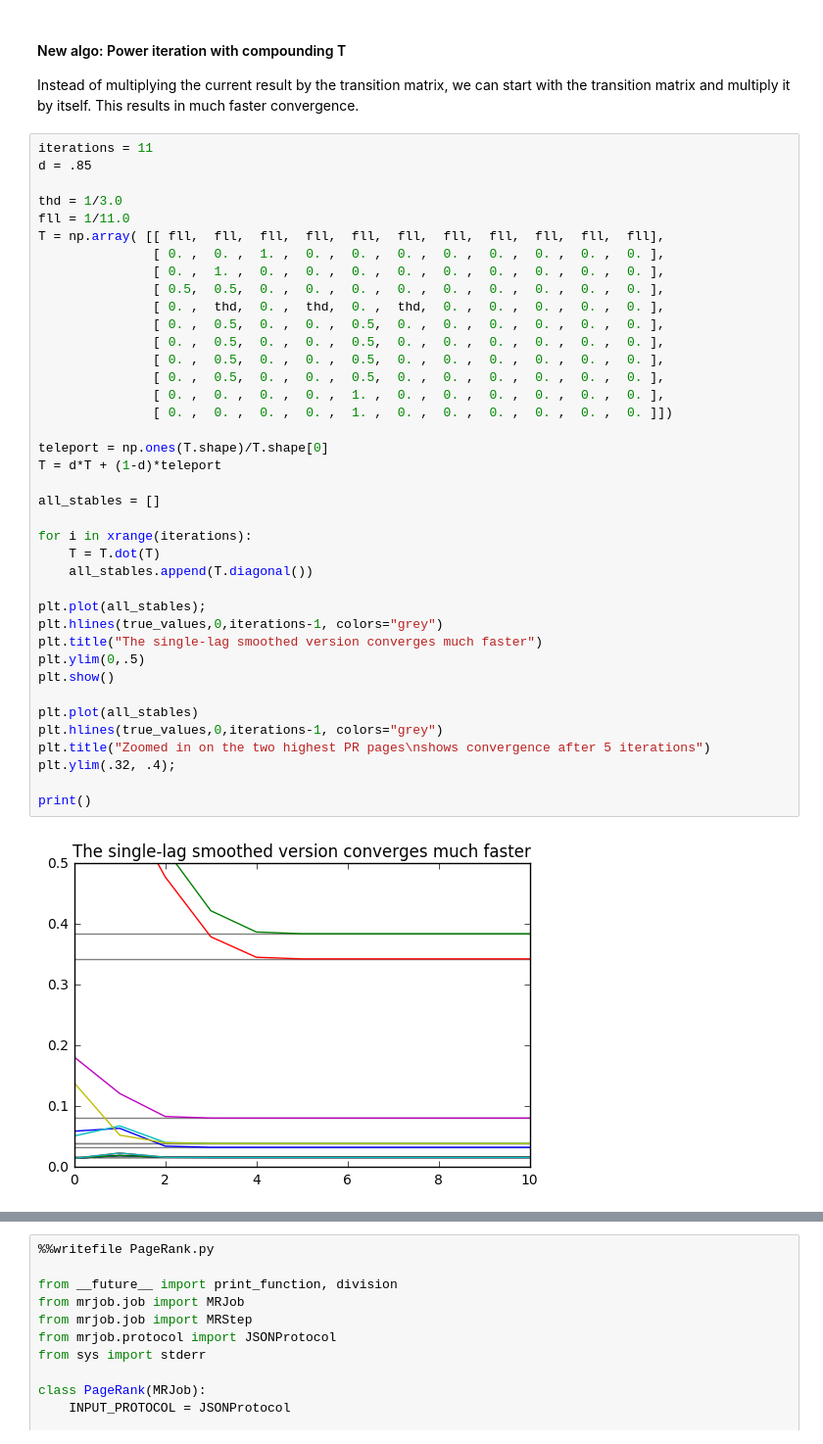
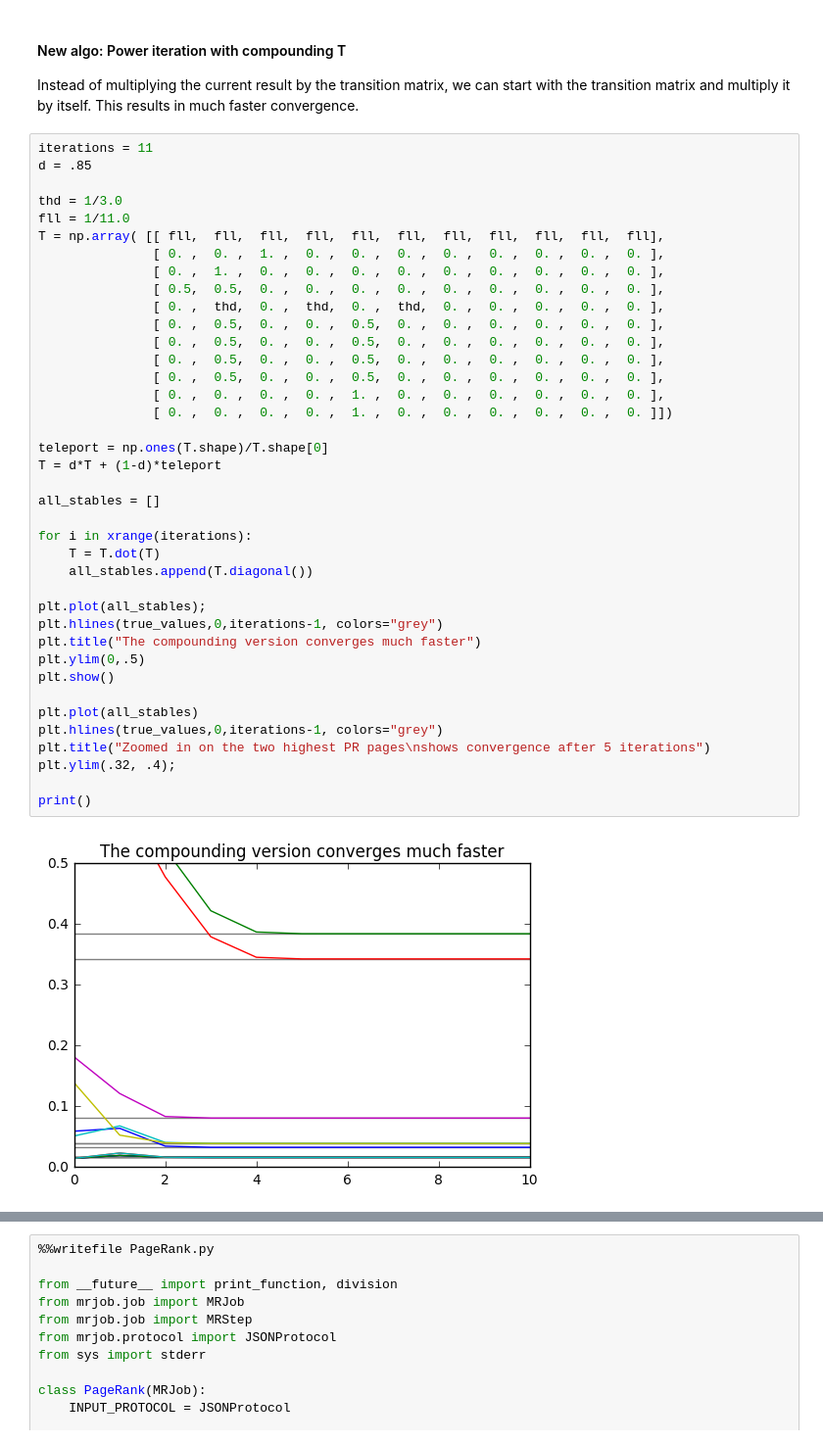
Before and after one commit to DongL/w261, a Jupyter notebook: week9/MIDS-W261-HW-09-Sanchez.ipynb, the cells around one changed output, grey strips where cells are left out. Shown: that part at 98% size. Saved outputs shown, nothing was run; the diff lists cells and outputs as text.

Commit message:
Add graphs

```diff
--- a/week9/MIDS-W261-HW-09-Sanchez.ipynb
+++ b/week9/MIDS-W261-HW-09-Sanchez.ipynb
@@ -241,33 +283,33 @@ T = np.array( [[ fll,  fll,  fll,  fll,  fll,  fll,  fll,  fll,  fll,  fll,  fll
                [ 0.5,  0.5,  0. ,  0. ,  0. ,  0. ,  0. ,  0. ,  0. ,  0. ,  0. ],
                [ 0. ,  thd,  0. ,  thd,  0. ,  thd,  0. ,  0. ,  0. ,  0. ,  0. ],
                [ 0. ,  0.5,  0. ,  0. ,  0.5,  0. ,  0. ,  0. ,  0. ,  0. ,  0. ],
                [ 0. ,  0.5,  0. ,  0. ,  0.5,  0. ,  0. ,  0. ,  0. ,  0. ,  0. ],
                [ 0. ,  0.5,  0. ,  0. ,  0.5,  0. ,  0. ,  0. ,  0. ,  0. ,  0. ],
                [ 0. ,  0.5,  0. ,  0. ,  0.5,  0. ,  0. ,  0. ,  0. ,  0. ,  0. ],
                [ 0. ,  0. ,  0. ,  0. ,  1. ,  0. ,  0. ,  0. ,  0. ,  0. ,  0. ],
                [ 0. ,  0. ,  0. ,  0. ,  1. ,  0. ,  0. ,  0. ,  0. ,  0. ,  0. ]])
 
 teleport = np.ones(T.shape)/T.shape[0]
 T = d*T + (1-d)*teleport
 
 all_stables = []
 
 for i in xrange(iterations):
     T = T.dot(T)
     all_stables.append(T.diagonal())
 
 plt.plot(all_stables);
 plt.hlines(true_values,0,iterations-1, colors="grey")
-plt.title("The single-lag smoothed version converges much faster")
+plt.title("The compounding version converges much faster")
 plt.ylim(0,.5)
 plt.show()
 
 plt.plot(all_stables)
 plt.hlines(true_values,0,iterations-1, colors="grey")
 plt.title("Zoomed in on the two highest PR pages\nshows convergence after 5 iterations")
 plt.ylim(.32, .4);
 
 print()
 # %% [output]
-[figure, old version]
+[figure, new version]
 [figure]
```
Also changed, not shown: parts of 29 cells of this notebook, 1 other file.
